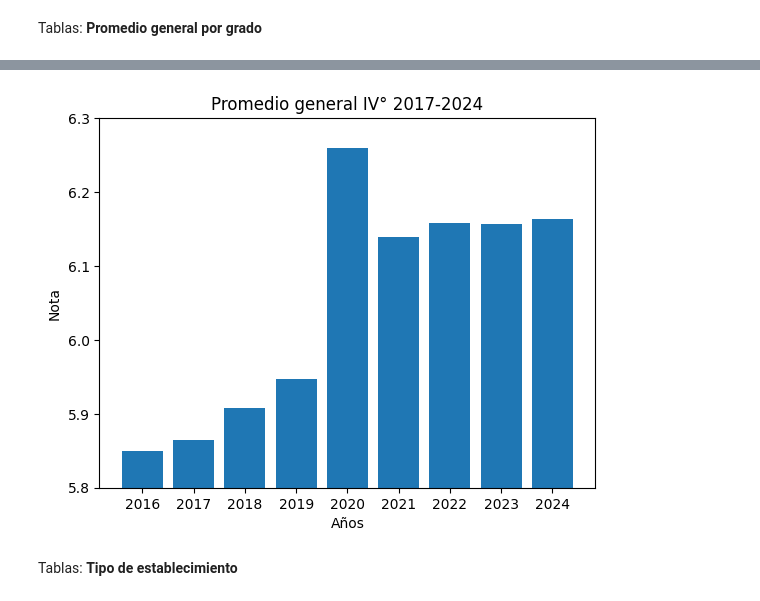
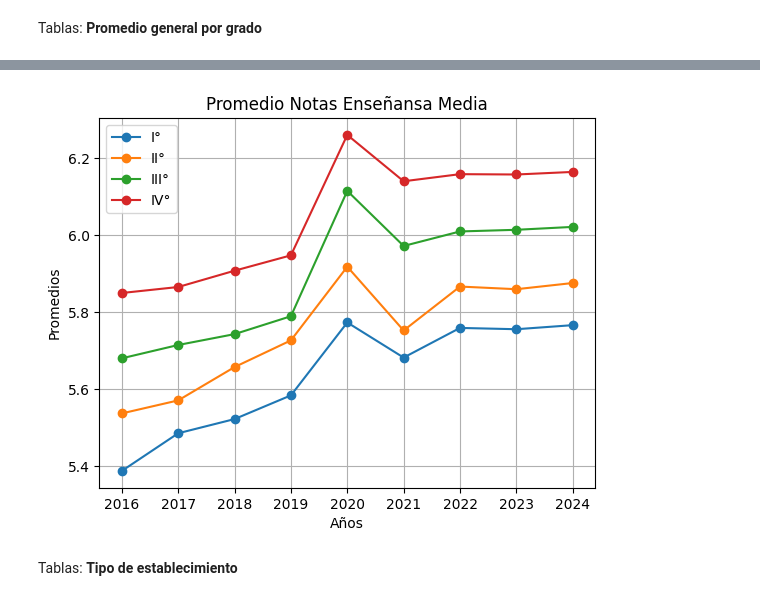
Before and after one commit to cony45678/Proyecto-Semestral-IMT2200, a Jupyter notebook: proyecto/notebook_rendimiento.ipynb, the cells around one changed output, grey strips where cells are left out. Drawn from its saved outputs; the diff is of its cells as text; code cells hidden in the pictures.

```diff
--- a/proyecto/notebook_rendimiento.ipynb
+++ b/proyecto/notebook_rendimiento.ipynb
@@ -239,15 +230,27 @@ plt.show()
-# %%
-años = ['2016', '2017', '2018', '2019', '2020', '2021', '2022', '2023', '2024']
-promedios = [pr16_4, pr17_4, pr18_4, pr19_4, pr20_4, pr21_4, pr22_4, pr23_4, pr24_4]
-
-plt.bar(años, promedios)
-
-plt.title("Promedio general IV° 2017-2024")
-plt.xlabel("Años")
-plt.ylabel("Nota")
-plt.ylim(5.8, 6.3)
-plt.show()
-# %% [output]
-[figure, removed]
+# %%
+años1 = ['2016', '2017', '2018', '2019', '2020', '2021', '2022', '2023', '2024']
+promedios1 = [pr16_1, pr17_1, pr18_1, pr19_1, pr20_1, pr21_1, pr22_1, pr23_1, pr24_1]
+
+años2 = ['2016', '2017', '2018', '2019', '2020', '2021', '2022', '2023', '2024']
+promedios2 = [pr16_2, pr17_2, pr18_2, pr19_2, pr20_2, pr21_2, pr22_2, pr23_2, pr24_2]
+
+años3 = ['2016', '2017', '2018', '2019', '2020', '2021', '2022', '2023', '2024']
+promedios3 = [pr16_3, pr17_3, pr18_3, pr19_3, pr20_3, pr21_3, pr22_3, pr23_3, pr24_3]
+
+años4 = ['2016', '2017', '2018', '2019', '2020', '2021', '2022', '2023', '2024']
+promedios4 = [pr16_4, pr17_4, pr18_4, pr19_4, pr20_4, pr21_4, pr22_4, pr23_4, pr24_4]
+
+plt.plot(años1, promedios1, marker='o', label='I°')
+plt.plot(años2, promedios2, marker='o', label='II°')
+plt.plot(años3, promedios3, marker='o', label='III°')
+plt.plot(años4, promedios4, marker='o', label='IV°')
+plt.legend()
+plt.ylabel("Promedios")
+plt.xlabel("Años")
+plt.title("Promedio Notas Enseñansa Media")
+plt.grid(True)
+plt.show()
+# %% [output]
+[figure, added]
 # %% [markdown]
 Tablas: __Tipo de establecimiento__
```
Also changed, not shown: parts of 9 cells of this notebook.
